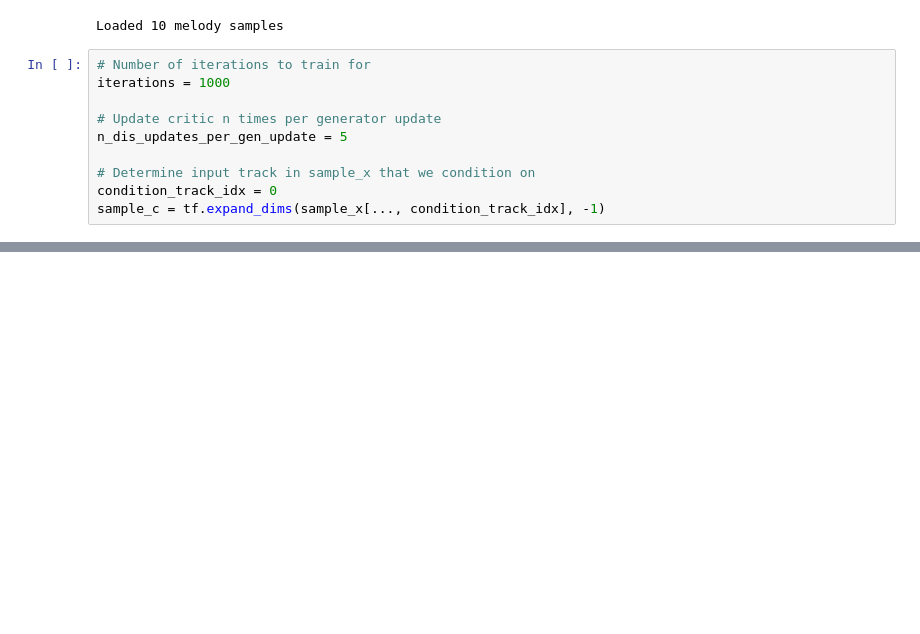
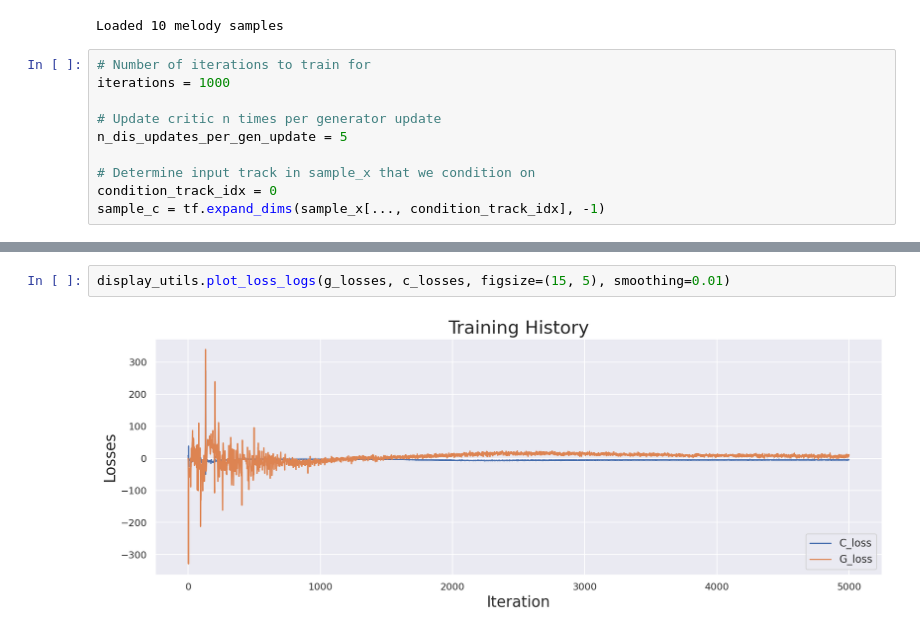
Before and after one commit to mughees-asif/music-generation-gan, a Jupyter notebook: music_generation_gan.ipynb, the cells around one changed output, grey strips where cells are left out. Saved outputs shown, nothing was run; the diff lists cells and outputs as text; blank space fills up the shorter version.

```diff
--- a/music_generation_gan.ipynb
+++ b/music_generation_gan.ipynb
@@ -500,0 +520,4 @@ KeyboardInterrupt:
+# %%
+display_utils.plot_loss_logs(g_losses, c_losses, figsize=(15, 5), smoothing=0.01)
+# %% [output]
+[figure, added]
```
Also changed, not shown: parts of 15 cells of this notebook, 7 other files.
